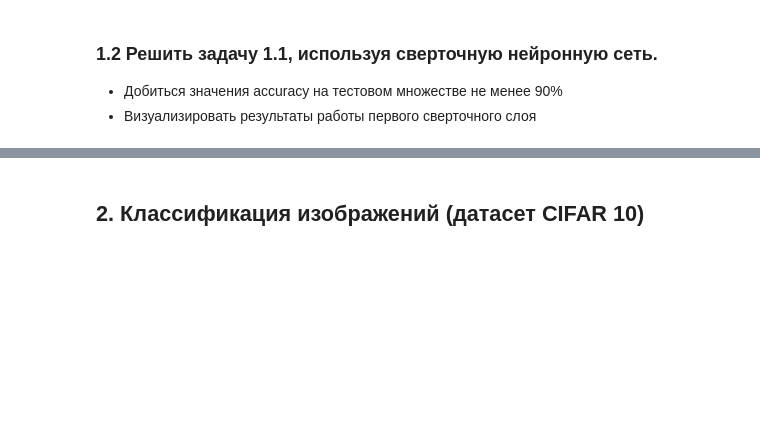
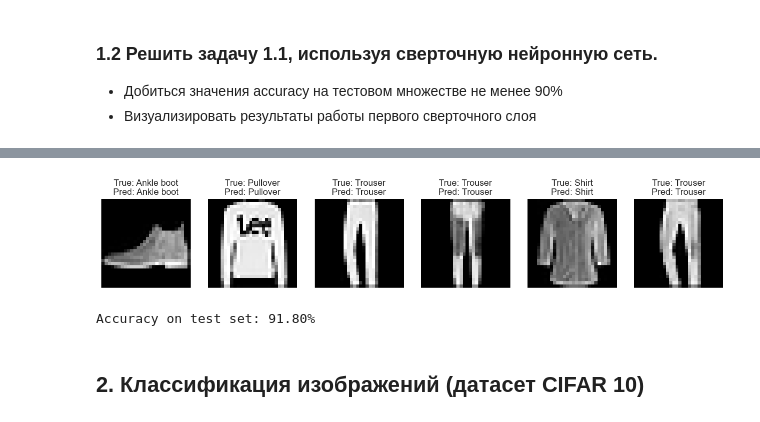
Before and after one commit to master-of-the-dungeon/ITiABD-PM22-7-Nikolay-Sedov, a Jupyter notebook: DL/blank_04_cnn.ipynb, the cells around one changed output, grey strips where cells are left out. Drawn from its saved outputs; the diff is of its cells as text; code cells hidden in the pictures; blank space fills up the shorter version.

```diff
--- a/DL/blank_04_cnn.ipynb
+++ b/DL/blank_04_cnn.ipynb
@@ -266,3 +429,26 @@ torch.save(model, 'fashion_mnist_model_complete.pth')
+# %%
+def show_predictions(model, test_loader, num_images=6):
+    model.eval()
+    images, labels = next(iter(test_loader))
+    images, labels = images.to(device), labels.to(device)
+
+    outputs = model(images)
+    _, preds = torch.max(outputs, 1)
+
+    fig, axes = plt.subplots(1, num_images, figsize=(15, 5))
+    for i in range(num_images):
+        img = images[i].cpu().numpy().squeeze()  # Извлекаем изображение
+        axes[i].imshow(img, cmap='gray')
+        axes[i].set_title(f"True: {classes[labels[i]]}\nPred: {classes[preds[i]]}")
+        axes[i].axis('off')
+
+    plt.show()
+# %%
+show_predictions(model, test_loader, num_images=6)
+evaluate_accuracy(model, test_loader)
+# %% [output]
+[figure, added]
+Accuracy on test set: 91.80%
 # %% [markdown]
 ##  2. Классификация изображений (датасет CIFAR 10)
 # %% [markdown]
```
Also changed, not shown: parts of 28 cells of this notebook.
